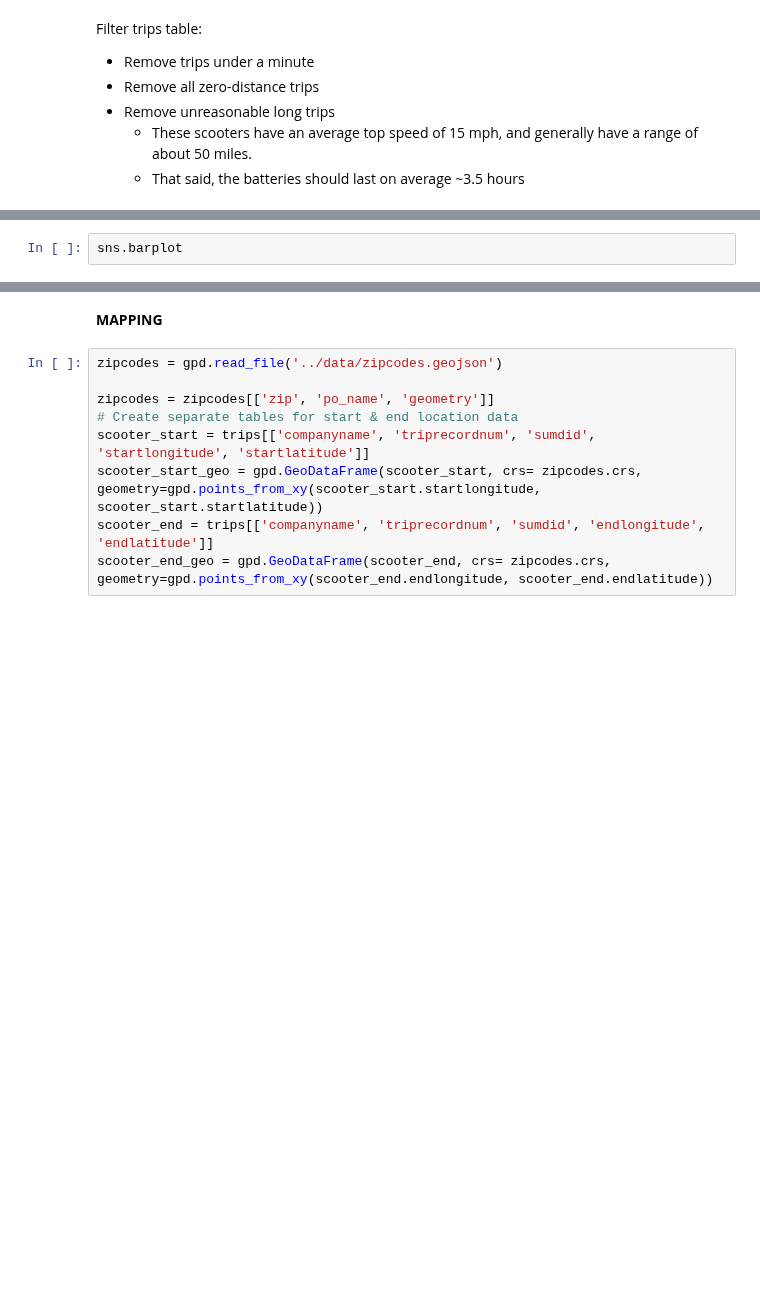
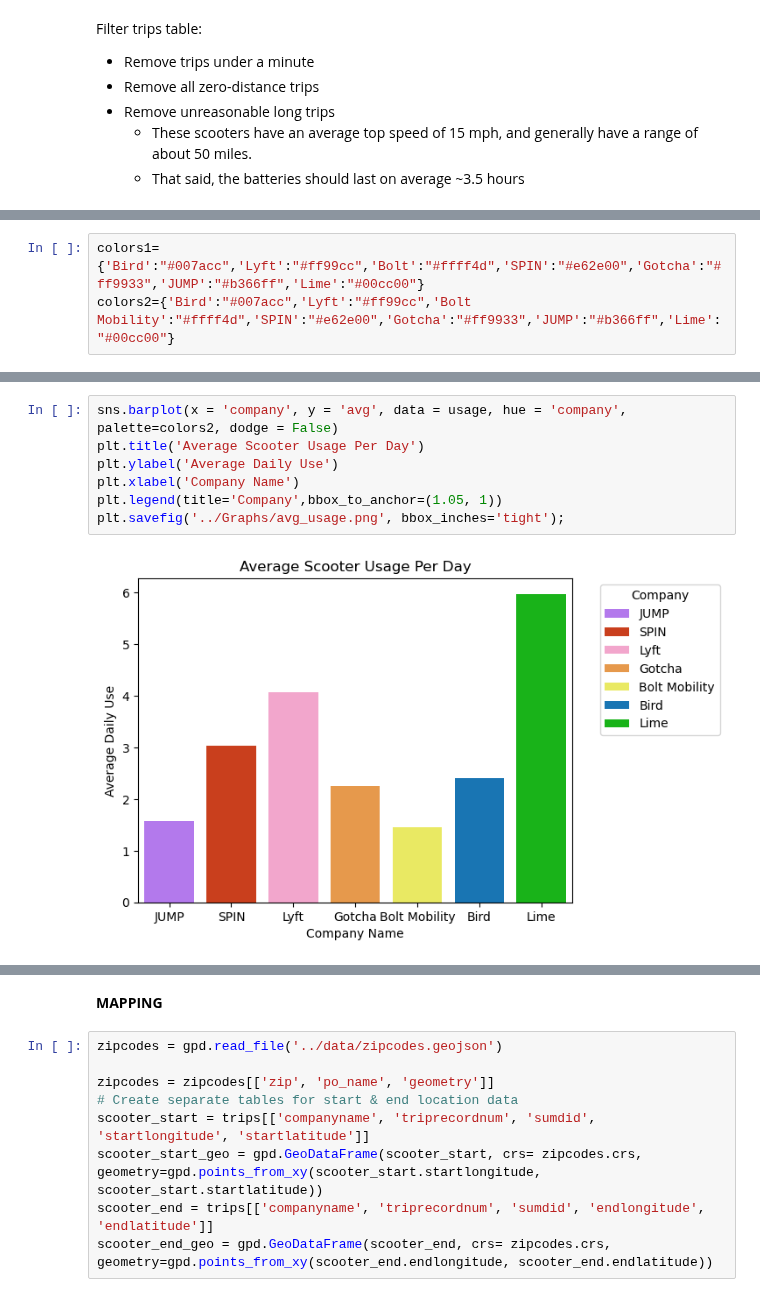
Before and after one commit to NSS-Data-Analytics-Cohort-10/scooters-group-6, a Jupyter notebook: notebooks/scooters.ipynb, the cells around one changed output, grey strips where cells are left out. Cells and saved outputs as stored; diff of their text form; blank space fills up the shorter version.

```diff
--- a/notebooks/scooters.ipynb
+++ b/notebooks/scooters.ipynb
@@ -151,3 +195,6 @@ pallette = colors
+# %%
+colors1={'Bird':"#007acc",'Lyft':"#ff99cc",'Bolt':"#ffff4d",'SPIN':"#e62e00",'Gotcha':"#ff9933",'JUMP':"#b366ff",'Lime':"#00cc00"}
+colors2={'Bird':"#007acc",'Lyft':"#ff99cc",'Bolt Mobility':"#ffff4d",'SPIN':"#e62e00",'Gotcha':"#ff9933",'JUMP':"#b366ff",'Lime':"#00cc00"}
 # %%
 trips_clean = '''
 SELECT *
@@ -190,2 +253,9 @@ usage
-# %%
-sns.barplot
+# %%
+sns.barplot(x = 'company', y = 'avg', data = usage, hue = 'company', palette=colors2, dodge = False)
+plt.title('Average Scooter Usage Per Day')
+plt.ylabel('Average Daily Use')
+plt.xlabel('Company Name')
+plt.legend(title='Company',bbox_to_anchor=(1.05, 1))
+plt.savefig('../Graphs/avg_usage.png', bbox_inches='tight');
+# %% [output]
+[figure, added]
```
Also changed, not shown: parts of 26 cells of this notebook, 3 other files.
